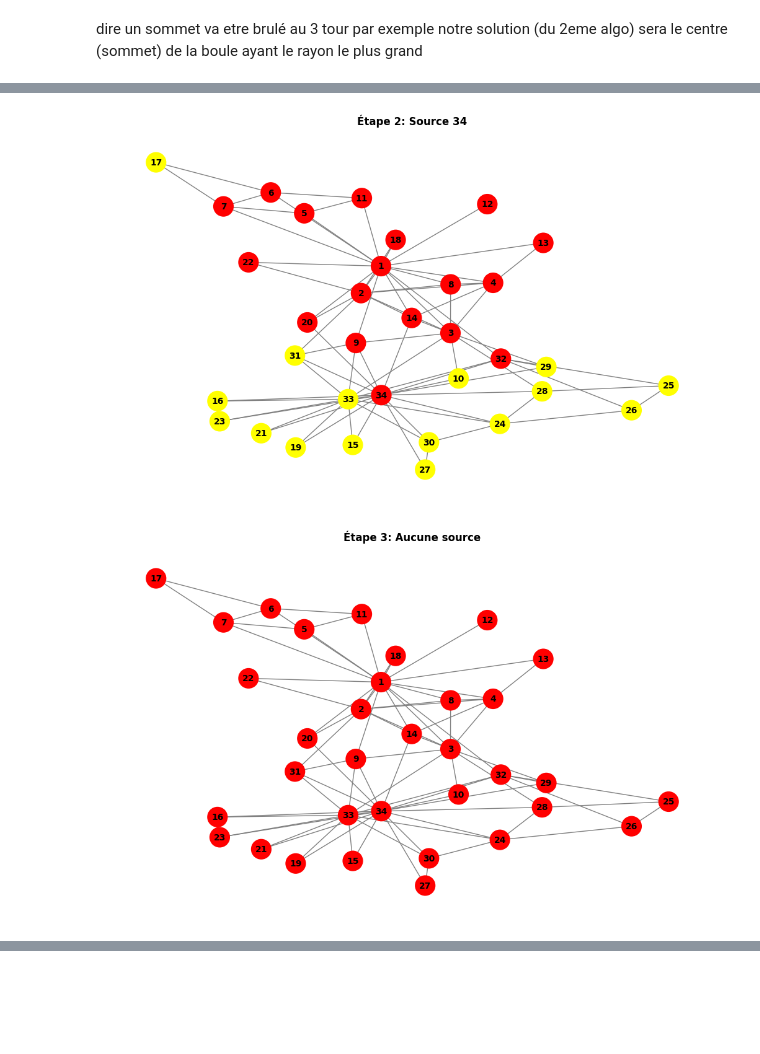
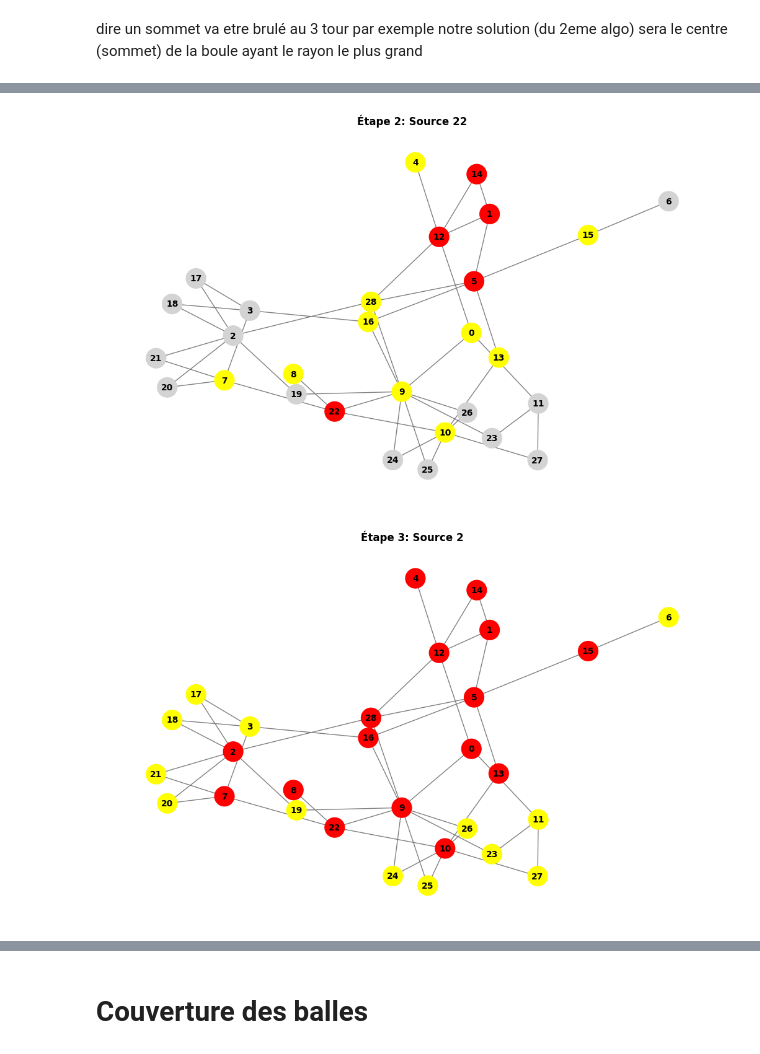
Before and after one commit to OussamaLay/Graph_Burning_Problem, a Jupyter notebook: algo_recherche.ipynb, the cells around one changed output, grey strips where cells are left out. Saved outputs shown, nothing was run; the diff lists cells and outputs as text; code cells hidden in the pictures; blank space fills up the shorter version.

Commit message:
couverture par balles

```diff
--- a/algo_recherche.ipynb
+++ b/algo_recherche.ipynb
@@ -14,6 +15,9 @@ def successeurs(graphe, etat_actuel):
     :param etat_actuel: Dictionnaire contenant l'état actuel des sommets (brûlés ou non brûlés).
     :return: Nouveau dictionnaire représentant l'état des sommets après propagation.
     """
+
+    brulage = False  # Indique si un sommet a été brûlé dans cet appel de la fonction
+
     # Copier l'état actuel pour générer le nouvel état
     nouvel_etat = etat_actuel.copy()
 
@@ -25,8 +29,9 @@ def successeurs(graphe, etat_actuel):
         for voisin in graphe.get(sommet, []):  # Obtenir les voisins dans la liste d'adjacence
             if nouvel_etat[voisin] == "non brûlé":  # Brûler uniquement les sommets non brûlés
                 nouvel_etat[voisin] = "brulé"
+                brulage = True
 
-    return nouvel_etat
+    return nouvel_etat, brulage
 # %% [markdown]
 test_but : vérifie si tout les sommets sont brulées
 # %%
@@ -145,7 +150,7 @@ def recherche_largeur(graphe, etat_initial, successeurs, test_but):
         noeud = etats_a_traiter.popleft()
 
         # Propager l'état courant (brûlage des voisins déjà brûlés)
-        noeud["etat"] = successeurs(graphe, noeud["etat"])
+        noeud["etat"], brulage = successeurs(graphe, noeud["etat"])
 
         noeud["cout"] += 1  # Chaque étape coûte 1
 
@@ -170,7 +175,7 @@ def recherche_largeur(graphe, etat_initial, successeurs, test_but):
                 })
 
     # Si aucun état final n'est trouvé
-    return None, [], float("inf")
+    return [], float("inf")
 # %%
 # 10 sommets (3.16)
 #fichier = r'instances\Stranke94\Stranke94.mtx'
@@ -179,10 +184,10 @@ def recherche_largeur(graphe, etat_initial, successeurs, test_but):
 #fichier = r'instances\bn-mouse_visual-cortex_1\bn-mouse_visual-cortex_1.mtx'
 
 # 34 sommets (5,83)
-#fichier = r'instances\karate\karate.mtx'
+fichier = r'instances\karate\karate.mtx'
 
 # 7057 sommets (84.005)
-fichier = r'instances\fb-pages-government\fb-pages-government.mtx'
+#fichier = r'instances\fb-pages-government\fb-pages-government.mtx'
 
 # 11631 sommets (107.84)
 #fichier = r'instances\web-wiki-crocodile\web-wiki-crocodile.mtx'
@@ -218,5 +228,5 @@ dire un sommet va etre brulé au 3 tour par exemple
 notre solution (du 2eme algo) sera le  centre (sommet) de la boule ayant le rayon le plus grand
 # %%
 # Visualiser le graphe par étape
-#visualiser_graphe_par_etape(graphe, sommets_actifs)
+visualiser_graphe_par_etape(graphe, sommets_actifs)
 # %% [output]
@@ -224,2 +234,2 @@ notre solution (du 2eme algo) sera le  centre (sommet) de la boule ayant le rayo
-[figure, old version]
+[figure, new version]
-[figure, old version]
+[figure, new version]
@@ -225,0 +237,2 @@ notre solution (du 2eme algo) sera le  centre (sommet) de la boule ayant le rayo
+# %% [markdown]
+# Couverture des balles
```
Also changed, not shown: parts of 18 cells of this notebook, 2 other files.
